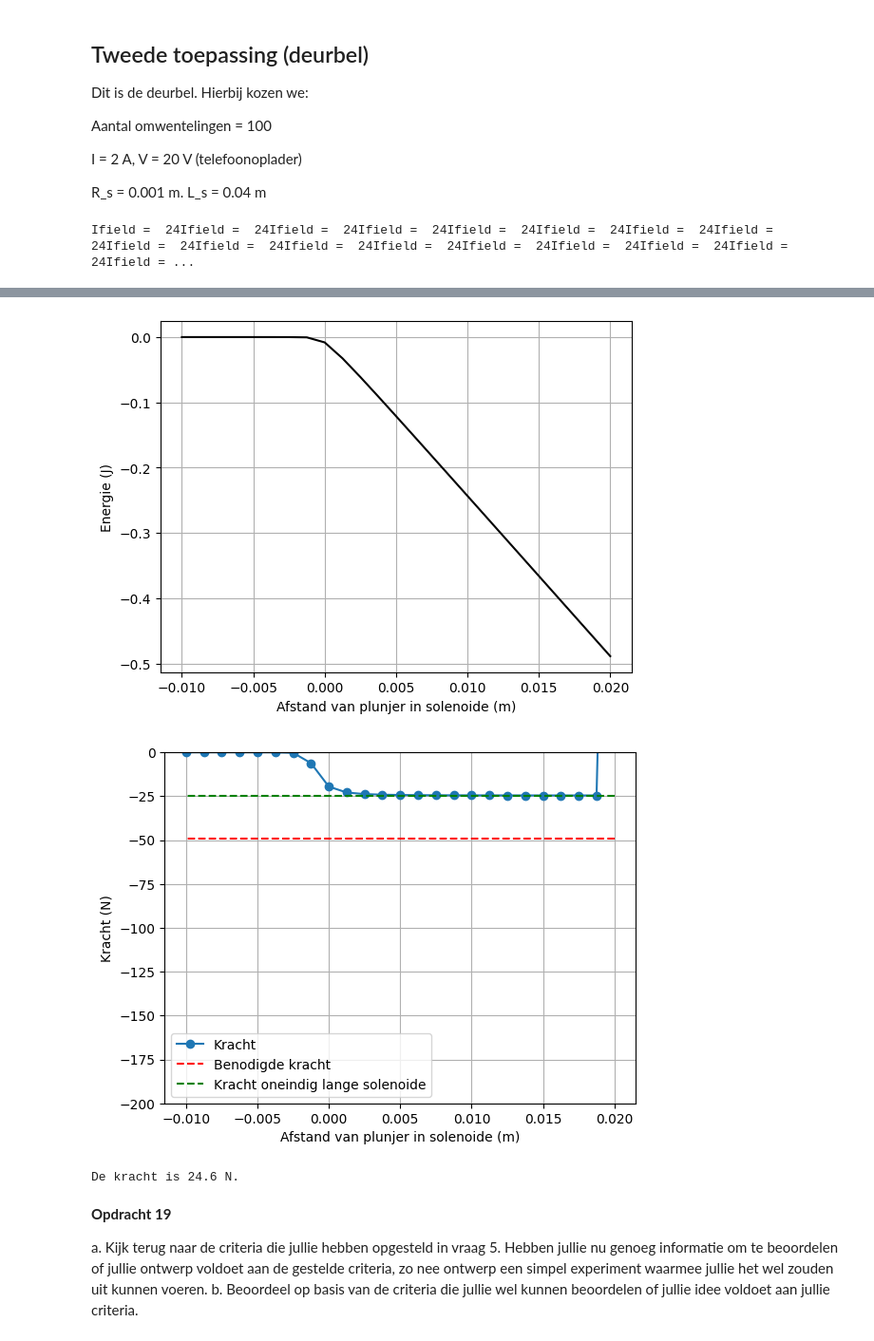
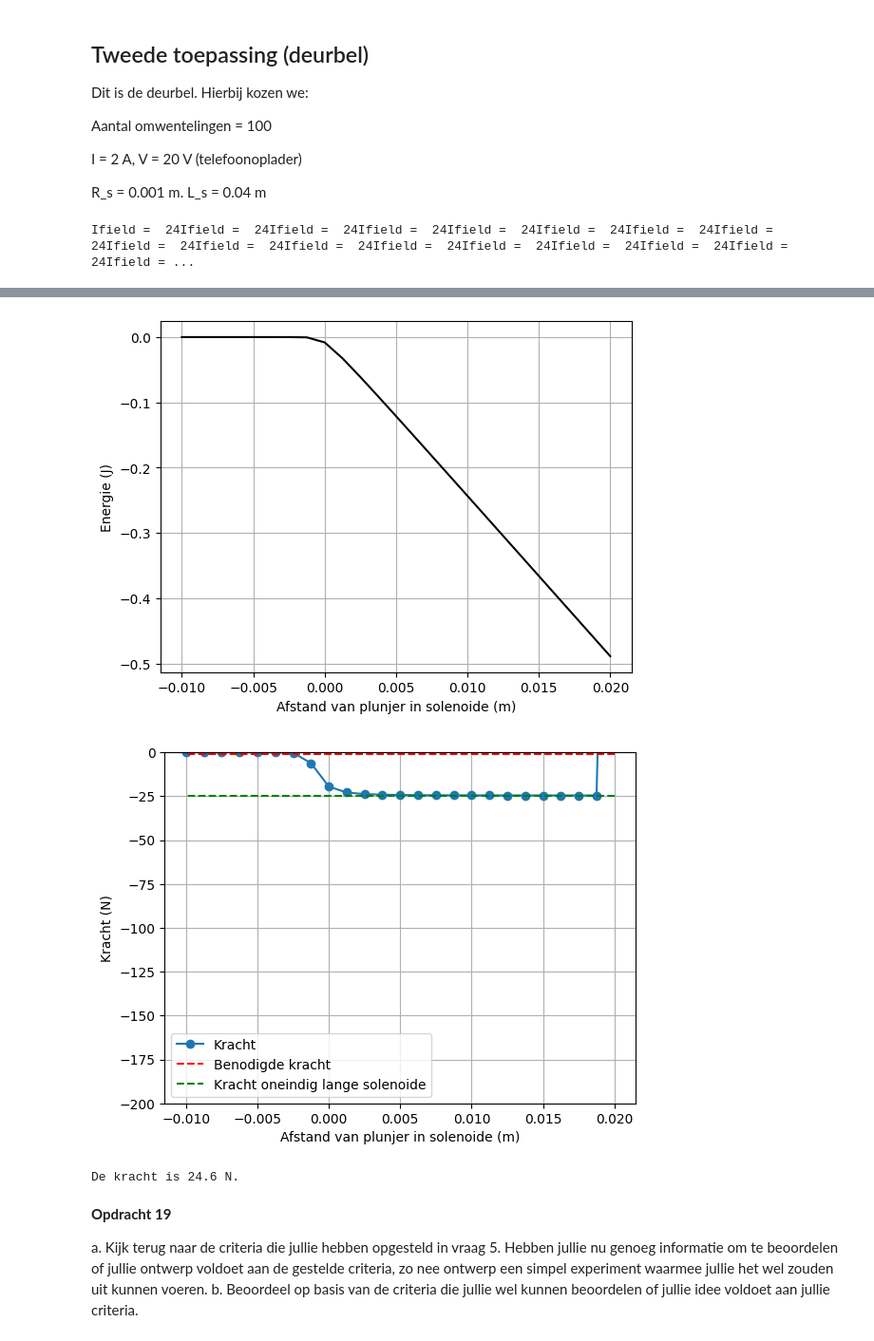
Before and after one commit to Timomloo/opdrachten-DEF-D, a Jupyter notebook: DigitaleOntwerpopdrachten/2KrachtactuatorOpdracht/KrachtactuatorOpdracht.ipynb, the cells around one changed output, grey strips where cells are left out. Shown at 95% size. Saved outputs shown, nothing was run; the diff lists cells and outputs as text; code cells hidden in the pictures.

```diff
--- a/DigitaleOntwerpopdrachten/2KrachtactuatorOpdracht/KrachtactuatorOpdracht.ipynb
+++ b/DigitaleOntwerpopdrachten/2KrachtactuatorOpdracht/KrachtactuatorOpdracht.ipynb
@@ -824,35 +818,35 @@ plt.plot(z_ax, H_ax, '-k', label='simulatie')
 plt.xlabel('Afstand langs de as van de solenoide (m)')
 plt.ylabel('H-veld (A/m)')
 plt.legend()
 plt.show()
 
 # integrate the field up to point z_p
 Wz=-0.5*np.pi*r_s**2*np.cumsum(np.flipud(H_ax)*mu_ijzer*mu_0*np.flipud(H_ax))*(z_ax[1] - z_ax[0])
 L_s = L_sol
 mu_r = mu_ijzer
 plt.figure()
 plt.plot(L_s/2 - z_ax, np.flipud(Wz), '-k')
 plt.xlabel('Afstand van plunjer in solenoide (m)'), plt.ylabel('Energie (J)'), plt.grid()
 plt.show()
 force_analytical = -mu_0*mu_r*np.pi*r_s**2*aantal_omwentelingen**2*I**2/2/L_s**2 # Kracht uitrekenen numeriek
 force_numerical=np.diff(Wz, n=1, append=[0])/(z_ax[1] - z_ax[0]) # Kracht uitrekenen
 
 # Plotting the results
 plt.figure()
 plt.plot(L_s/2 - z_ax, np.flipud(force_numerical), '-o', label='Kracht')
-plt.plot(L_s/2 - z_ax, (-5*9.8)*np.ones(n_ax), '--r', label='Benodigde kracht')
+plt.plot(L_s/2 - z_ax, (-1)*np.ones(n_ax), '--r', label='Benodigde kracht')
 plt.plot(L_s/2 - z_ax, force_analytical*np.ones(n_ax), '--g', label='Kracht oneindig lange solenoide')
 plt.xlabel('Afstand van plunjer in solenoide (m)'), plt.ylabel('Kracht (N)'), plt.grid(), plt.legend()
 plt.ylim([-200, 0])
 plt.show()
 
 
 print('De kracht is %.1f N.' %np.abs(np.min(np.flipud(force_numerical))))
 # %% [output]
 Ifield =  24Ifield =  24Ifield =  24Ifield =  24Ifield =  24Ifield =  24Ifield =  24Ifield =  24Ifield =  24Ifield =  24Ifield =  24Ifield =  24Ifield =  24Ifield =  24Ifield =  24Ifield =  24Ifield = ...
 [figure]
 [figure]
-[figure, old version]
+[figure, new version]
 De kracht is 24.6 N.
 # %% [markdown]
 **Opdracht 19**
```
Also changed, not shown: parts of 1 cell of this notebook.
